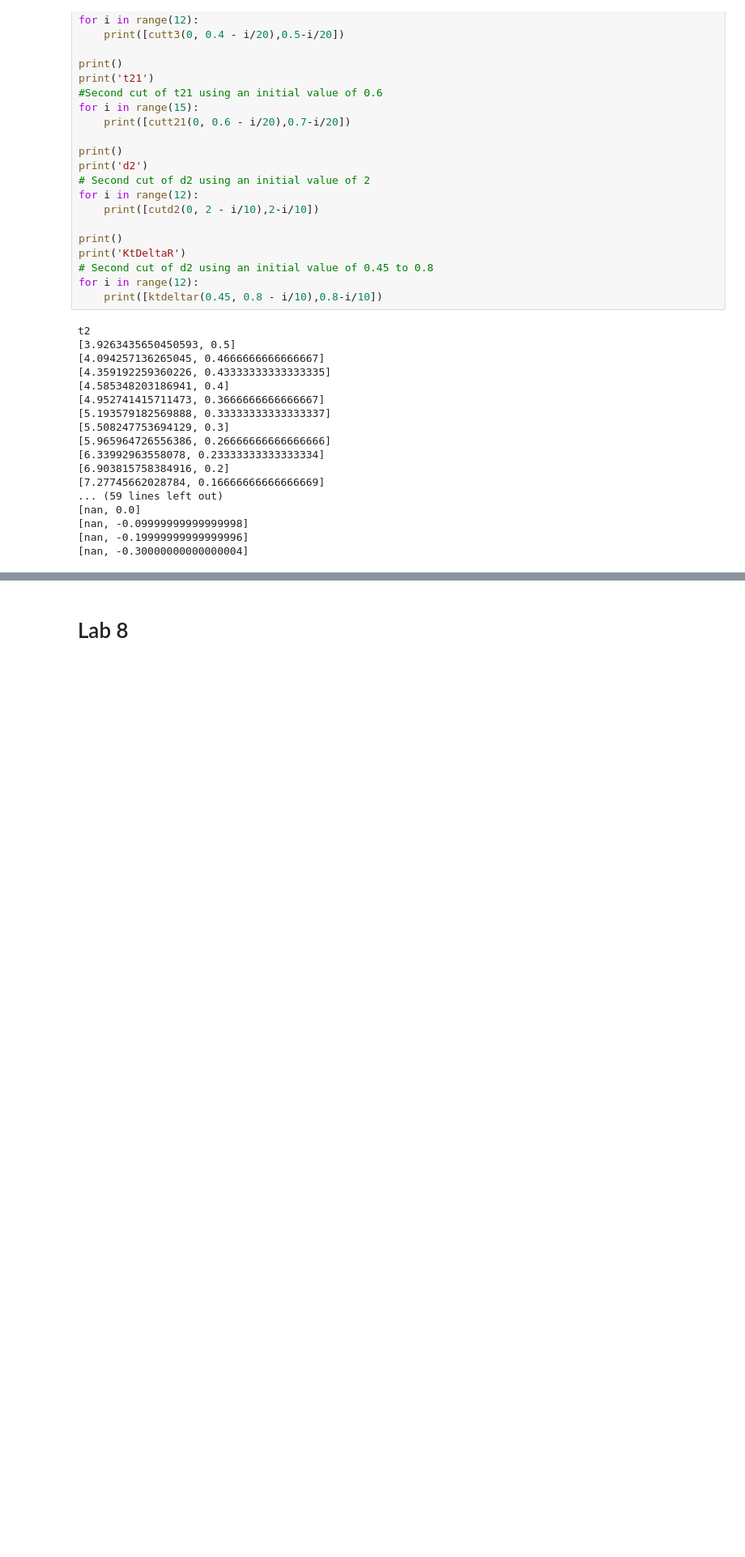
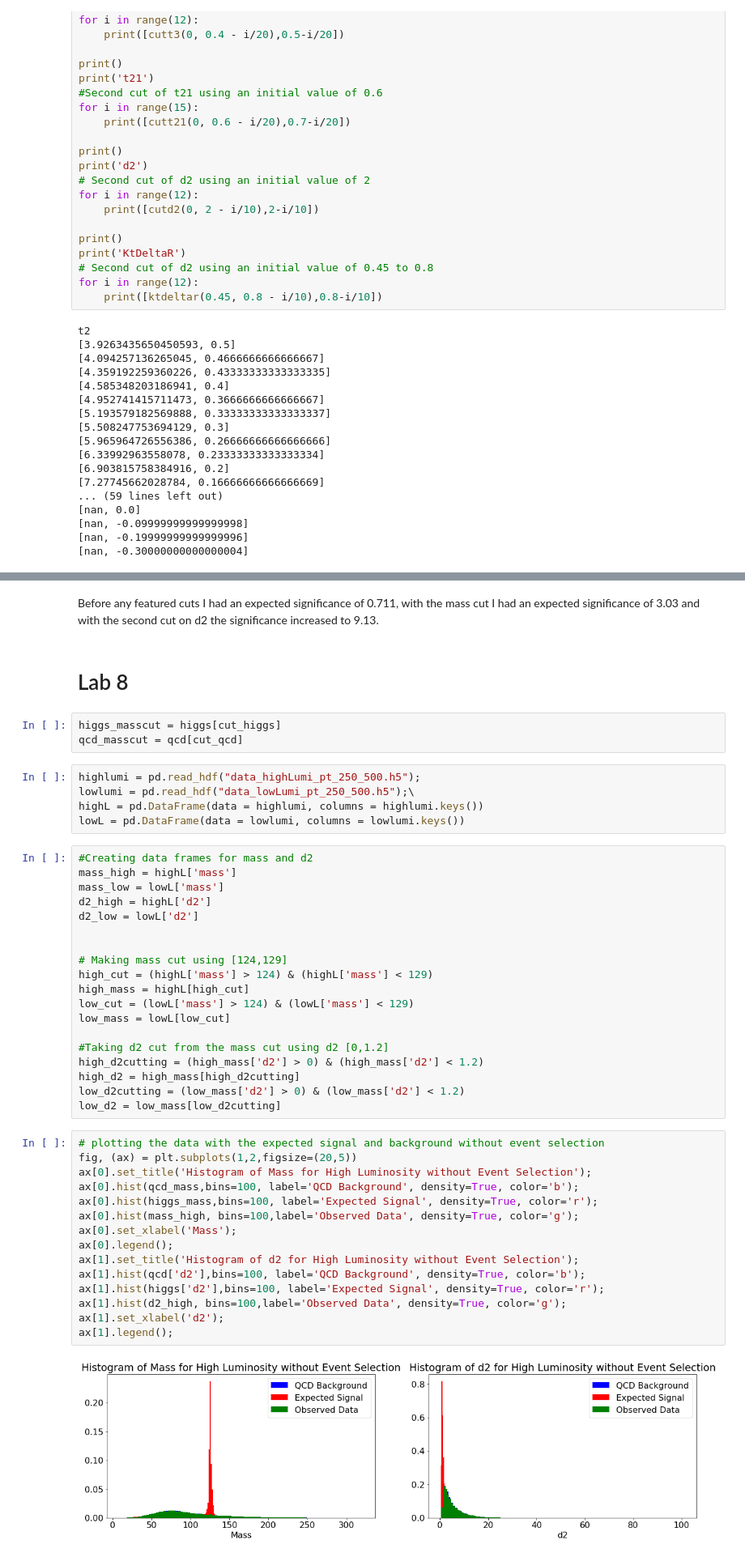
Before and after one commit to noahkim4648/Phys-434-Portfolio, a Jupyter notebook: Lab7-8.ipynb, the cells around one changed output, grey strips where cells are left out. Shown at 81% size. Drawn from its saved outputs; the diff is of its cells as text; blank space fills up the shorter version.

```diff
--- a/Lab7-8.ipynb
+++ b/Lab7-8.ipynb
@@ -322,2 +323,48 @@ Comparing before and after the second cut. I had the greatest significance of 3.
+# %% [markdown]
+Before any featured cuts I had an expected significance of 0.711, with the mass cut I had an expected significance of 3.03 and with the second cut on d2 the significance increased to 9.13.
 # %% [markdown]
 # Lab 8
+# %%
+higgs_masscut = higgs[cut_higgs]
+qcd_masscut = qcd[cut_qcd]
+# %%
+highlumi = pd.read_hdf("data_highLumi_pt_250_500.h5");
+lowlumi = pd.read_hdf("data_lowLumi_pt_250_500.h5");\
+highL = pd.DataFrame(data = highlumi, columns = highlumi.keys())
+lowL = pd.DataFrame(data = lowlumi, columns = lowlumi.keys())
+# %%
+#Creating data frames for mass and d2
+mass_high = highL['mass']
+mass_low = lowL['mass']
+d2_high = highL['d2']
+d2_low = lowL['d2']
+
+
+# Making mass cut using [124,129]
+high_cut = (highL['mass'] > 124) & (highL['mass'] < 129)
+high_mass = highL[high_cut]
+low_cut = (lowL['mass'] > 124) & (lowL['mass'] < 129)
+low_mass = lowL[low_cut]
+
+#Taking d2 cut from the mass cut using d2 [0,1.2]
+high_d2cutting = (high_mass['d2'] > 0) & (high_mass['d2'] < 1.2)
+high_d2 = high_mass[high_d2cutting]
+low_d2cutting = (low_mass['d2'] > 0) & (low_mass['d2'] < 1.2)
+low_d2 = low_mass[low_d2cutting]
+# %%
+# plotting the data with the expected signal and background without event selection
+fig, (ax) = plt.subplots(1,2,figsize=(20,5))
+ax[0].set_title('Histogram of Mass for High Luminosity without Event Selection');
+ax[0].hist(qcd_mass,bins=100, label='QCD Background', density=True, color='b');
+ax[0].hist(higgs_mass,bins=100, label='Expected Signal', density=True, color='r');
+ax[0].hist(mass_high, bins=100,label='Observed Data', density=True, color='g');
+ax[0].set_xlabel('Mass');
+ax[0].legend();
+ax[1].set_title('Histogram of d2 for High Luminosity without Event Selection');
+ax[1].hist(qcd['d2'],bins=100, label='QCD Background', density=True, color='b');
+ax[1].hist(higgs['d2'],bins=100, label='Expected Signal', density=True, color='r');
+ax[1].hist(d2_high, bins=100,label='Observed Data', density=True, color='g');
+ax[1].set_xlabel('d2');
+ax[1].legend();
+# %% [output]
+[figure, added]
```
Also changed, not shown: parts of 16 cells of this notebook.
